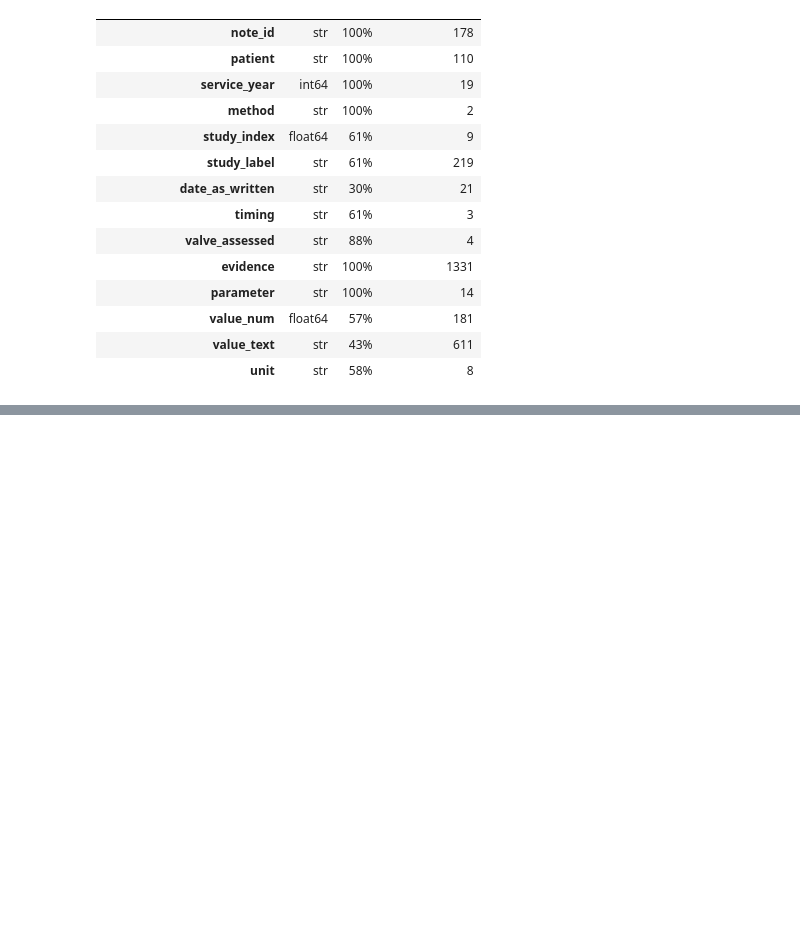
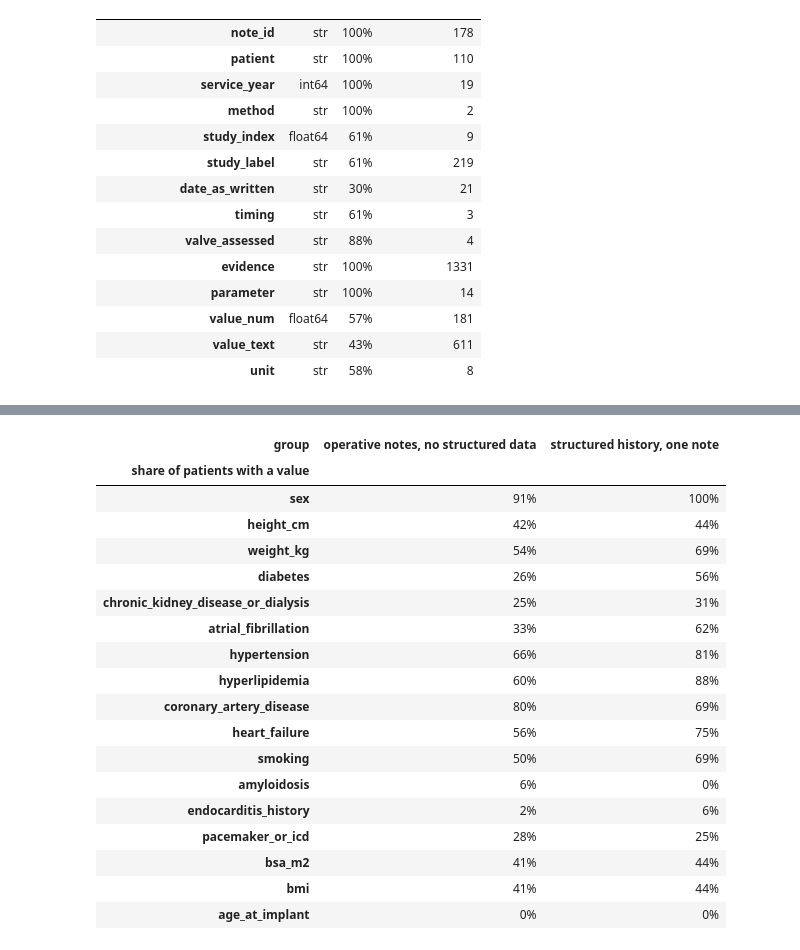
Before and after one commit to nickKyr/dyania-hackathon-avr-durability, a Jupyter notebook: notebooks/02_preprocessing.ipynb, the cells around one changed output, grey strips where cells are left out. Cells and saved outputs as stored; diff of their text form; code cells hidden in the pictures; blank space fills up the shorter version.

```diff
--- a/notebooks/02_preprocessing.ipynb
+++ b/notebooks/02_preprocessing.ipynb
@@ -353,0 +493,24 @@ def coverage_report(landmark, conflicts):
+# %%
+covariates = prep.build_covariates(raw, implants, cohort)
+filled = covariates.drop(columns=["patient", "group"]).apply(lambda s: s.notna() & s.ne("not stated")).groupby(covariates.group).mean()
+filled.T.map("{:.0%}".format).rename_axis("share of patients with a value")
+# %% [output]
+| group | operative notes, no structured data | structured history, one note |
+| share of patients with a value |  |  |
+| sex | 91% | 100% |
+| height_cm | 42% | 44% |
+| weight_kg | 54% | 69% |
+| diabetes | 26% | 56% |
+| chronic_kidney_disease_or_dialysis | 25% | 31% |
+| atrial_fibrillation | 33% | 62% |
+| hypertension | 66% | 81% |
+| hyperlipidemia | 60% | 88% |
+| coronary_artery_disease | 80% | 69% |
+| heart_failure | 56% | 75% |
+| smoking | 50% | 69% |
+| amyloidosis | 6% | 0% |
+| endocarditis_history | 2% | 6% |
+| pacemaker_or_icd | 28% | 25% |
+| bsa_m2 | 41% | 44% |
+| bmi | 41% | 44% |
+| age_at_implant | 0% | 0% |
```
Also changed, not shown: parts of 46 cells of this notebook, 50 other files.
